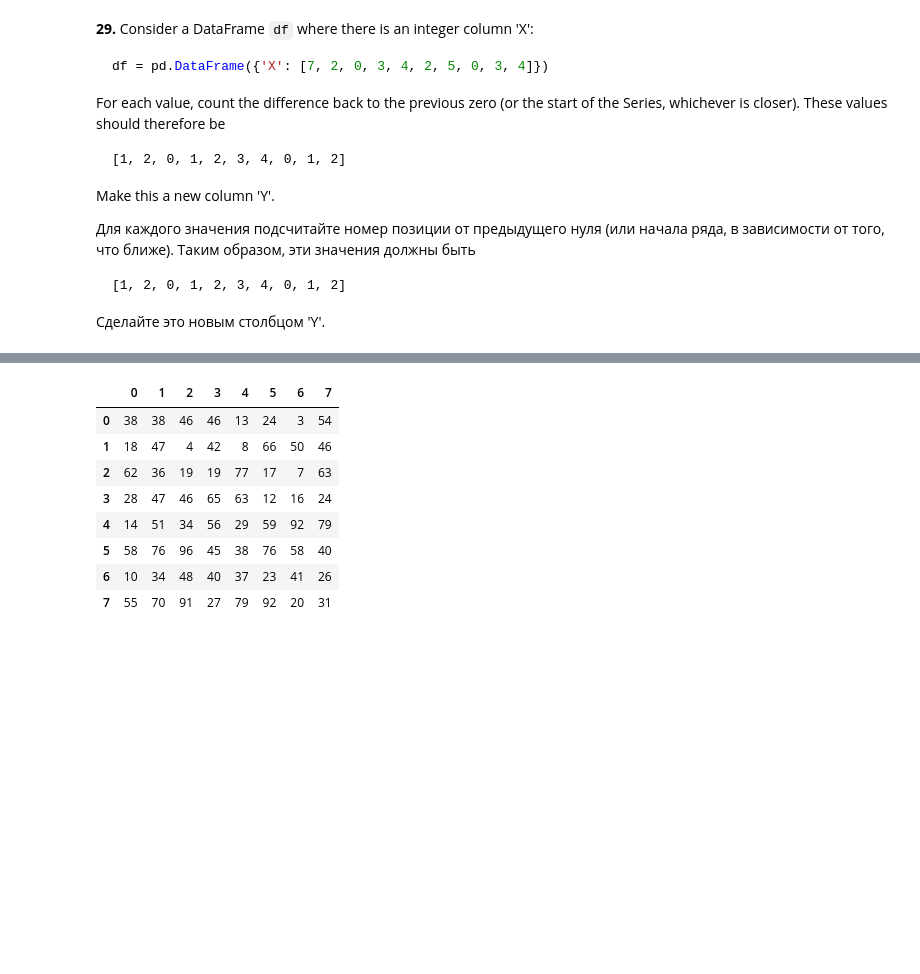
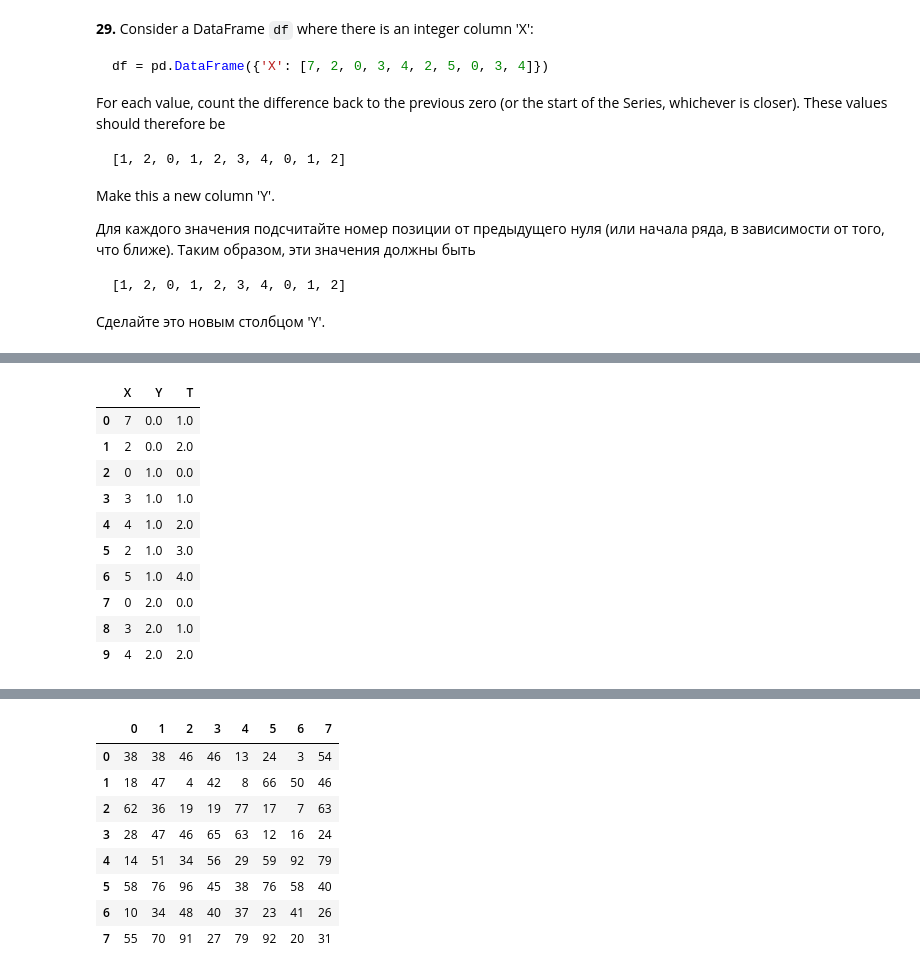
Before and after one commit to sbaranovn/100-pandas-puzzles, a Jupyter notebook: 100-pandas-puzzles.ipynb, the cells around one changed output, grey strips where cells are left out. Saved outputs shown, nothing was run; the diff lists cells and outputs as text; code cells hidden in the pictures; blank space fills up the shorter version.

```diff
--- a/100-pandas-puzzles.ipynb
+++ b/100-pandas-puzzles.ipynb
@@ -470,0 +473,3 @@ Make this a new column 'Y'.
+# %%
+df = pd.DataFrame({'X': [7, 2, 0, 3, 4, 2, 5, 0, 3, 4]})
+df
@@ -470,0 +488,3 @@ Make this a new column 'Y'.
+# %%
+df['Y'] = (df['X'] == 0).expanding().sum()
+df
@@ -471,3 +503,19 @@ Make this a new column 'Y'.
+# %%
+df['T'] = df.loc[df['X'] > 0].groupby('Y').transform( lambda df_: df_.expanding().count())
+# %%
+df.fillna(0)
+# %% [output]
+|  | X | Y | T |
+| 0 | 7 | 0.0 | 1.0 |
+| 1 | 2 | 0.0 | 2.0 |
+| 2 | 0 | 1.0 | 0.0 |
+| 3 | 3 | 1.0 | 1.0 |
+| 4 | 4 | 1.0 | 2.0 |
+| 5 | 2 | 1.0 | 3.0 |
+| 6 | 5 | 1.0 | 4.0 |
+| 7 | 0 | 2.0 | 0.0 |
+| 8 | 3 | 2.0 | 1.0 |
+| 9 | 4 | 2.0 | 2.0 |
 # %% [markdown]
 **30.** Consider the DataFrame constructed below which contains rows and columns of numerical data.
 
```
Also changed, not shown: parts of 5 cells of this notebook.
